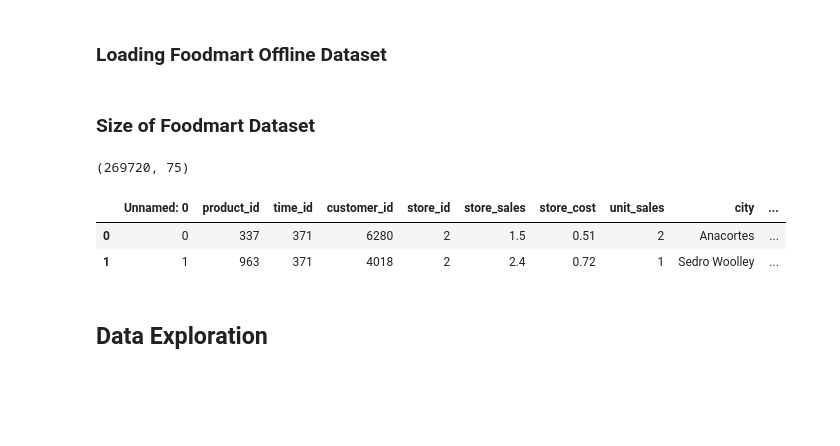
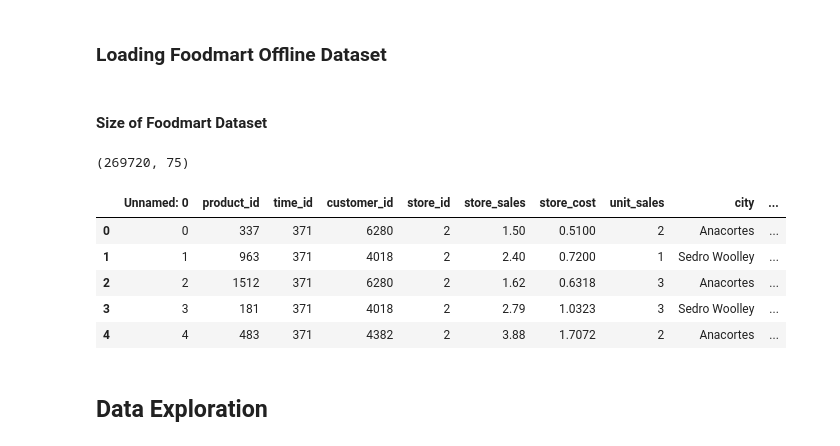
Before and after one commit to HemathDeunei/2_MBA_using_Apriori_and_Fpgrowth, a Jupyter notebook: docs/notebook.ipynb, the cells around one changed output. Cells and saved outputs as stored; diff of their text form; code cells hidden in the pictures; blank space fills up the shorter version.

```diff
--- a/docs/notebook.ipynb
+++ b/docs/notebook.ipynb
@@ -124,0 +55,4 @@ time_by_day.tail(2)
+# %%
+folder = urllib.request.urlopen('https://data.hemath.com/access/file_csv/3_market_basket/dataset.zip')
+zipfile = ZipFile(BytesIO(folder.read()))
+zipfile.namelist()
@@ -205,19 +270,22 @@ from mlxtend.frequent_patterns import association_rules
 # %% [markdown]
 ### Loading Foodmart Offline Dataset
 # %%
-df = pd.read_csv("https://data.hemath.com/access/file_csv/3_market_basket/foodmart_dataset.csv")
+df=pd.read_csv(zipfile.open("data/Foodmart_dataset.csv"))
 # %% [markdown]
-### Size of Foodmart Dataset
+#### Size of Foodmart Dataset
 # %%
 df.shape
 # %% [output]
 (269720, 75)
 # %%
-df.head(2)
+df.head()
 # %% [output]
 |  | Unnamed: 0 | product_id | time_id | customer_id | store_id | store_sales | store_cost | unit_sales | city | ... |
-| 0 | 0 | 337 | 371 | 6280 | 2 | 1.5 | 0.51 | 2 | Anacortes | ... |
-| 1 | 1 | 963 | 371 | 4018 | 2 | 2.4 | 0.72 | 1 | Sedro Woolley | ... |
+| 0 | 0 | 337 | 371 | 6280 | 2 | 1.50 | 0.5100 | 2 | Anacortes | ... |
+| 1 | 1 | 963 | 371 | 4018 | 2 | 2.40 | 0.7200 | 1 | Sedro Woolley | ... |
+| 2 | 2 | 1512 | 371 | 6280 | 2 | 1.62 | 0.6318 | 3 | Anacortes | ... |
+| 3 | 3 | 181 | 371 | 4018 | 2 | 2.79 | 1.0323 | 3 | Sedro Woolley | ... |
+| 4 | 4 | 483 | 371 | 4382 | 2 | 3.88 | 1.7072 | 2 | Anacortes | ... |
 # %% [markdown]
 ## Data Exploration
 # %% [markdown]
```
Also changed, not shown: parts of 251 cells of this notebook.
